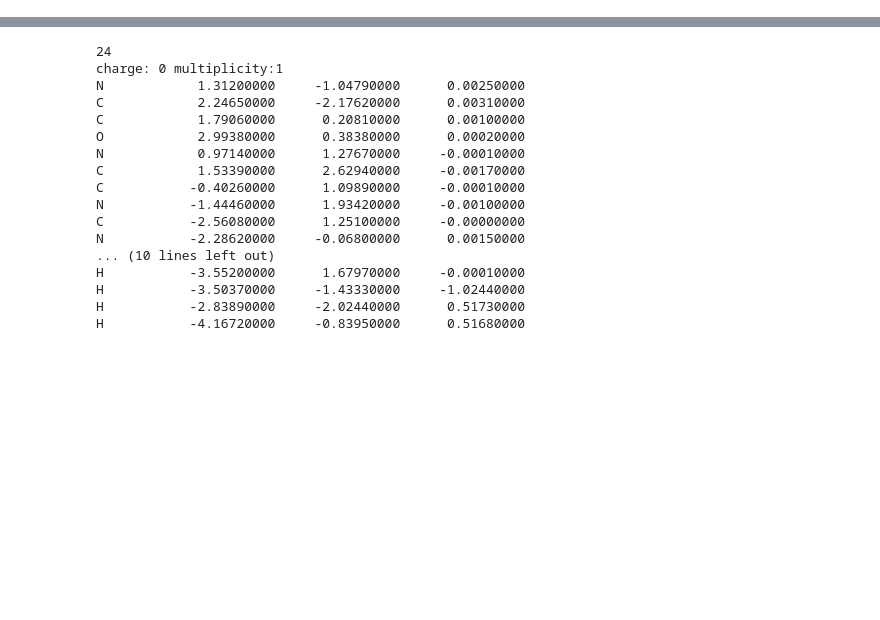
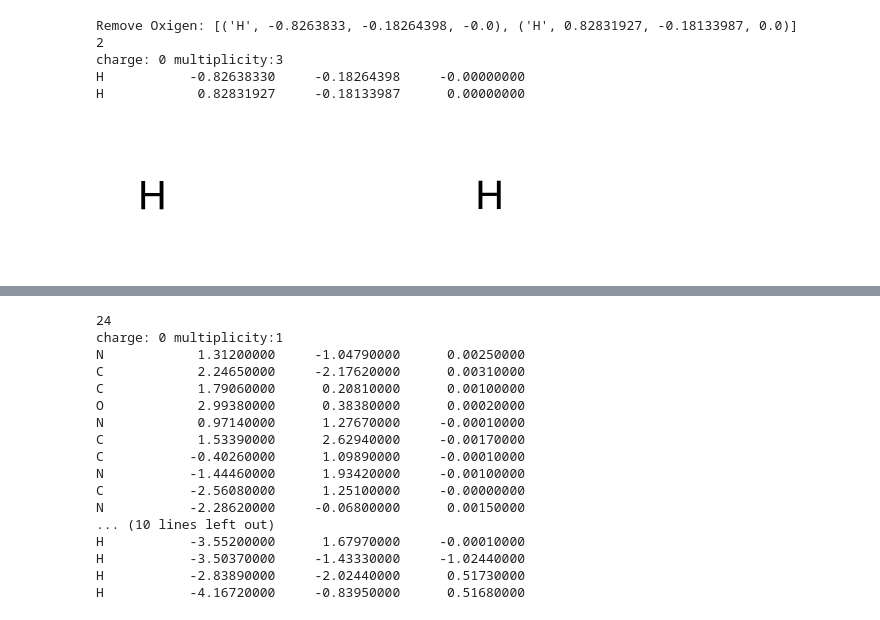
Before and after one commit to e-florez/amcess, a Jupyter notebook: workflow/08_rdkit.ipynb, the cells around one changed output, grey strips where cells are left out. Saved outputs shown, nothing was run; the diff lists cells and outputs as text; code cells hidden in the pictures; blank space fills up the shorter version.

```diff
--- a/workflow/08_rdkit.ipynb
+++ b/workflow/08_rdkit.ipynb
@@ -49,3 +52,18 @@ Remove Oxigen: [('H', -0.79607794, -0.194675, -0.0), ('H', 0.80178102, -0.190483
+# %%
+water = "O"
+water_molecule = Molecule(water)
+water_molecule.RemoveAtom(0)
+print(f"Remove Oxigen: {water_molecule.GetMolList}")
+water_molecule.SetMolMultiplicity = 3
+print(water_molecule)
+water_molecule
+# %% [output]
+Remove Oxigen: [('H', -0.8263833, -0.18264398, -0.0), ('H', 0.82831927, -0.18133987, 0.0)]
+2
+charge: 0 multiplicity:3
+H           -0.82638330     -0.18264398     -0.00000000
+H            0.82831927     -0.18133987      0.00000000
+[figure, added]
 # %%
 water = [("O", 0, 0, 0), ("H", 0.58708, 0.75754, 0), ("H", -0.58708, 0.75754, 0)]
 water_molecule = Molecule(water)
```
Also changed, not shown: parts of 14 cells of this notebook, 1 other file.
